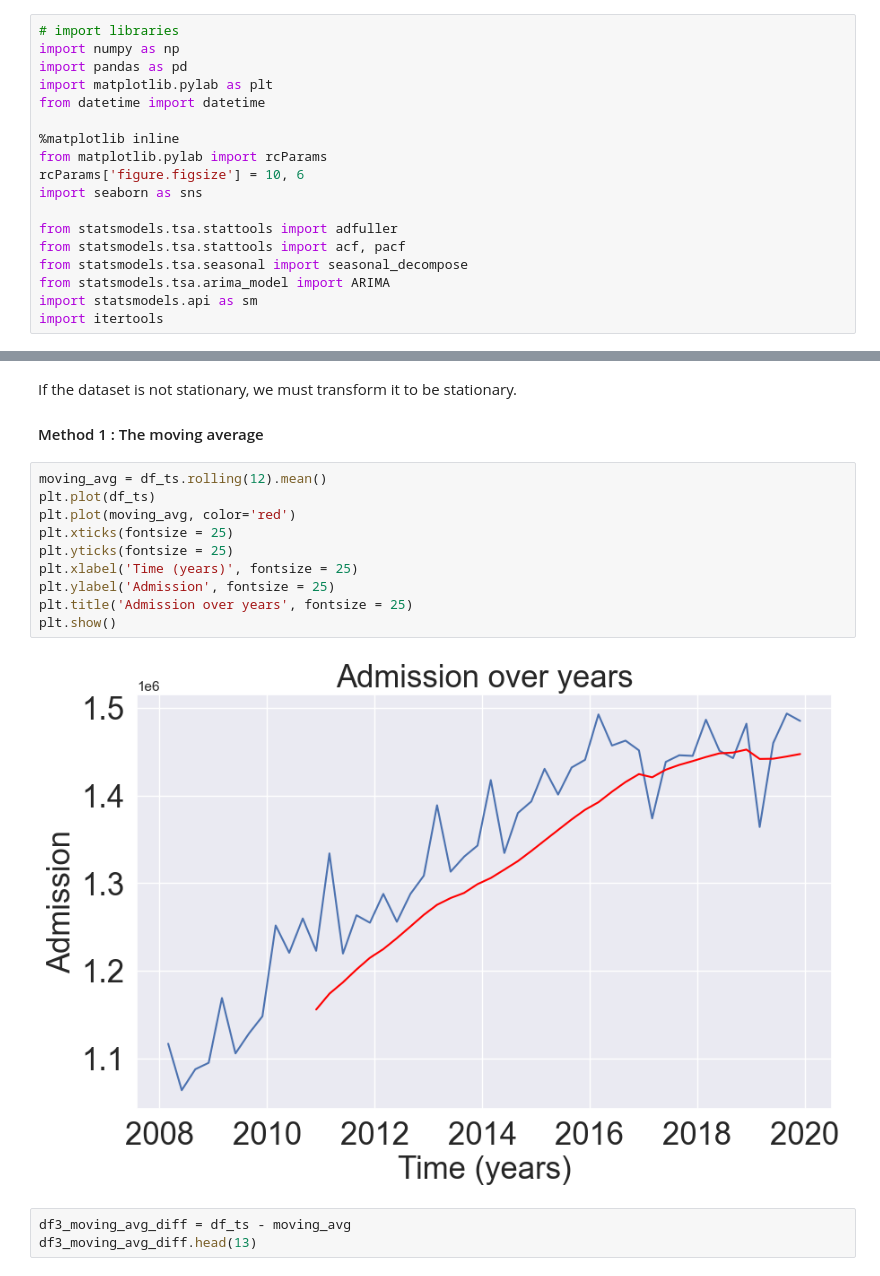
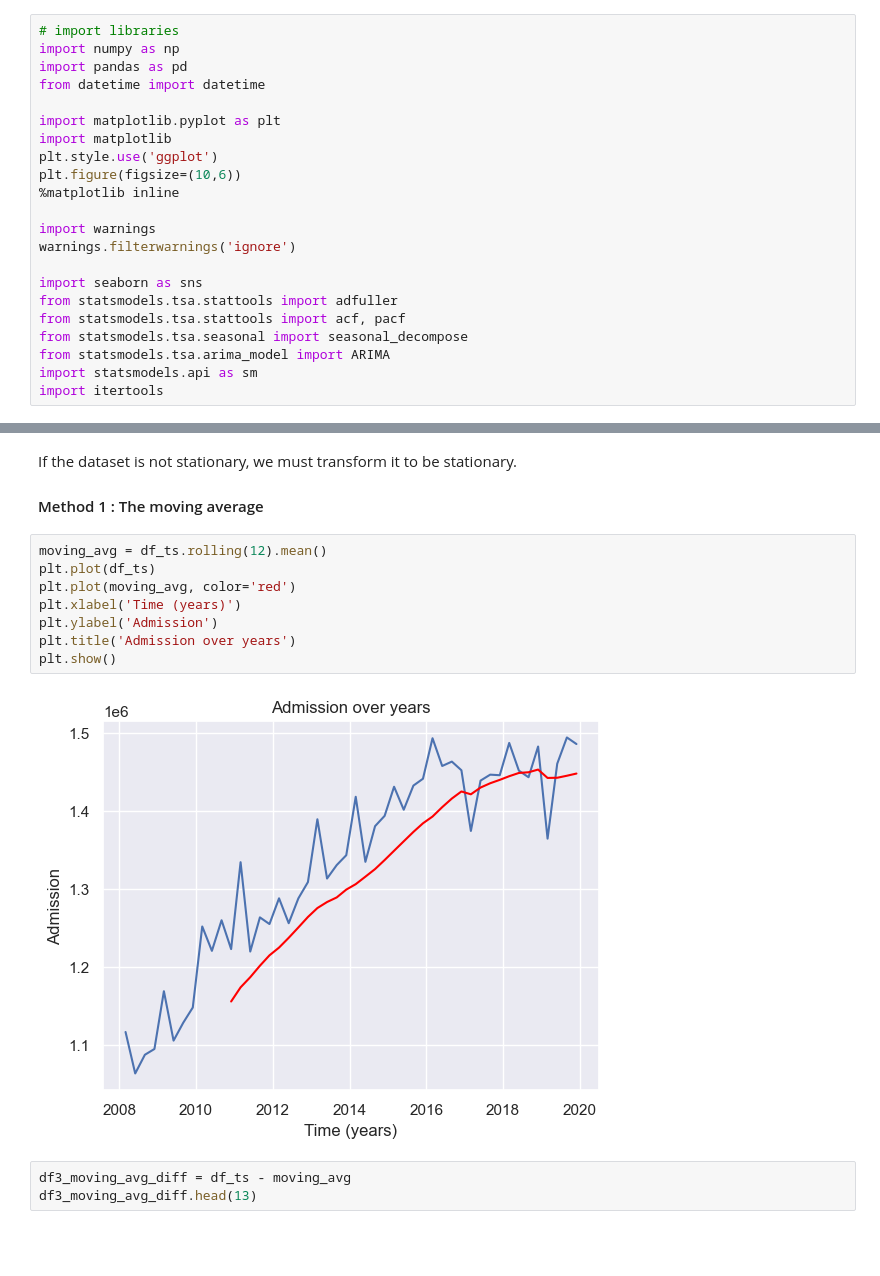
Before and after one commit to kankaungmalay/nhs_data_analytics, a Jupyter notebook: scripts/nhs_admissions_and_gpreferrals.ipynb, the cells around one changed output, grey strips where cells are left out. Drawn from its saved outputs; the diff is of its cells as text; blank space fills up the shorter version.

```diff
--- a/scripts/nhs_admissions_and_gpreferrals.ipynb
+++ b/scripts/nhs_admissions_and_gpreferrals.ipynb
@@ -24,14 +24,18 @@ print(pd.__version__)
 # import libraries
 import numpy as np
 import pandas as pd
-import matplotlib.pylab as plt
 from datetime import datetime
 
+import matplotlib.pyplot as plt
+import matplotlib
+plt.style.use('ggplot')
+plt.figure(figsize=(10,6))
 %matplotlib inline
-from matplotlib.pylab import rcParams
-rcParams['figure.figsize'] = 10, 6
+
+import warnings
+warnings.filterwarnings('ignore')
+
 import seaborn as sns
-
 from statsmodels.tsa.stattools import adfuller
 from statsmodels.tsa.stattools import acf, pacf
 from statsmodels.tsa.seasonal import seasonal_decompose
@@ -413,15 +418,13 @@ If the dataset is not stationary, we must transform it to be stationary.
 # %%
 moving_avg = df_ts.rolling(12).mean()
 plt.plot(df_ts)
 plt.plot(moving_avg, color='red')
-plt.xticks(fontsize = 25)
-plt.yticks(fontsize = 25)
-plt.xlabel('Time (years)', fontsize = 25)
-plt.ylabel('Admission', fontsize = 25)
-plt.title('Admission over years', fontsize = 25)
+plt.xlabel('Time (years)')
+plt.ylabel('Admission')
+plt.title('Admission over years')
 plt.show()
 # %% [output]
-[figure, old version]
+[figure, new version]
 # %%
 df3_moving_avg_diff = df_ts - moving_avg
 df3_moving_avg_diff.head(13)
```
Also changed, not shown: parts of 24 cells of this notebook.
